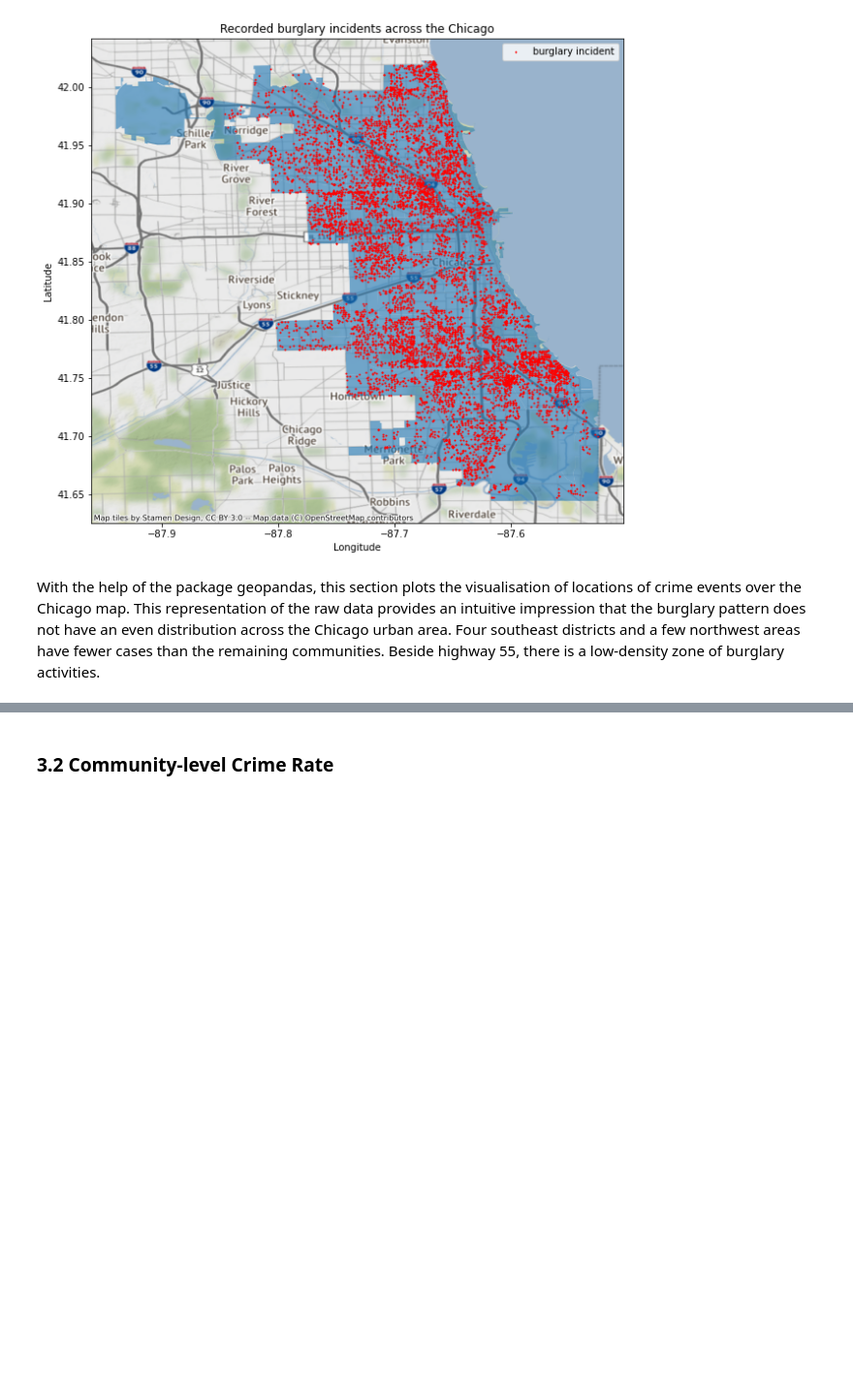
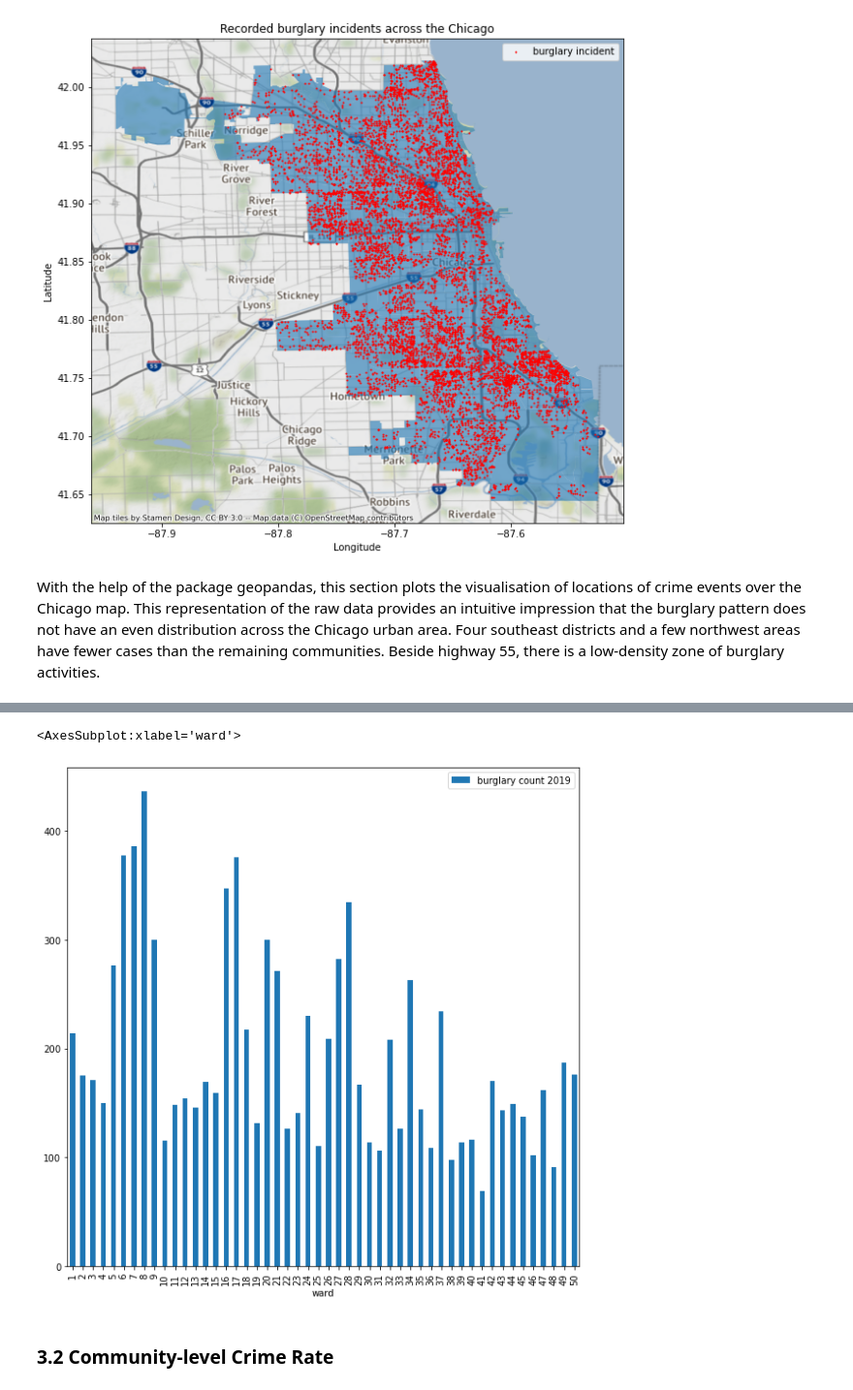
Before and after one commit to NijunJiang/CASA_CW, a Jupyter notebook: coursework.ipynb, the cells around one changed output, grey strips where cells are left out. Shown at 97% size. Drawn from its saved outputs; the diff is of its cells as text; code cells hidden in the pictures; blank space fills up the shorter version.

```diff
--- a/coursework.ipynb
+++ b/coursework.ipynb
@@ -409,3 +408,8 @@ With the help of the package geopandas, this section plots the visualisation of
+# %%
+ward_count_frame.plot.bar(x = 'ward',figsize=(10,10))
+# %% [output]
+<AxesSubplot:xlabel='ward'>
+[figure, added]
 # %% [markdown]
 ### 3.2 Community-level Crime Rate
 # %%
```
Also changed, not shown: parts of 13 cells of this notebook.
